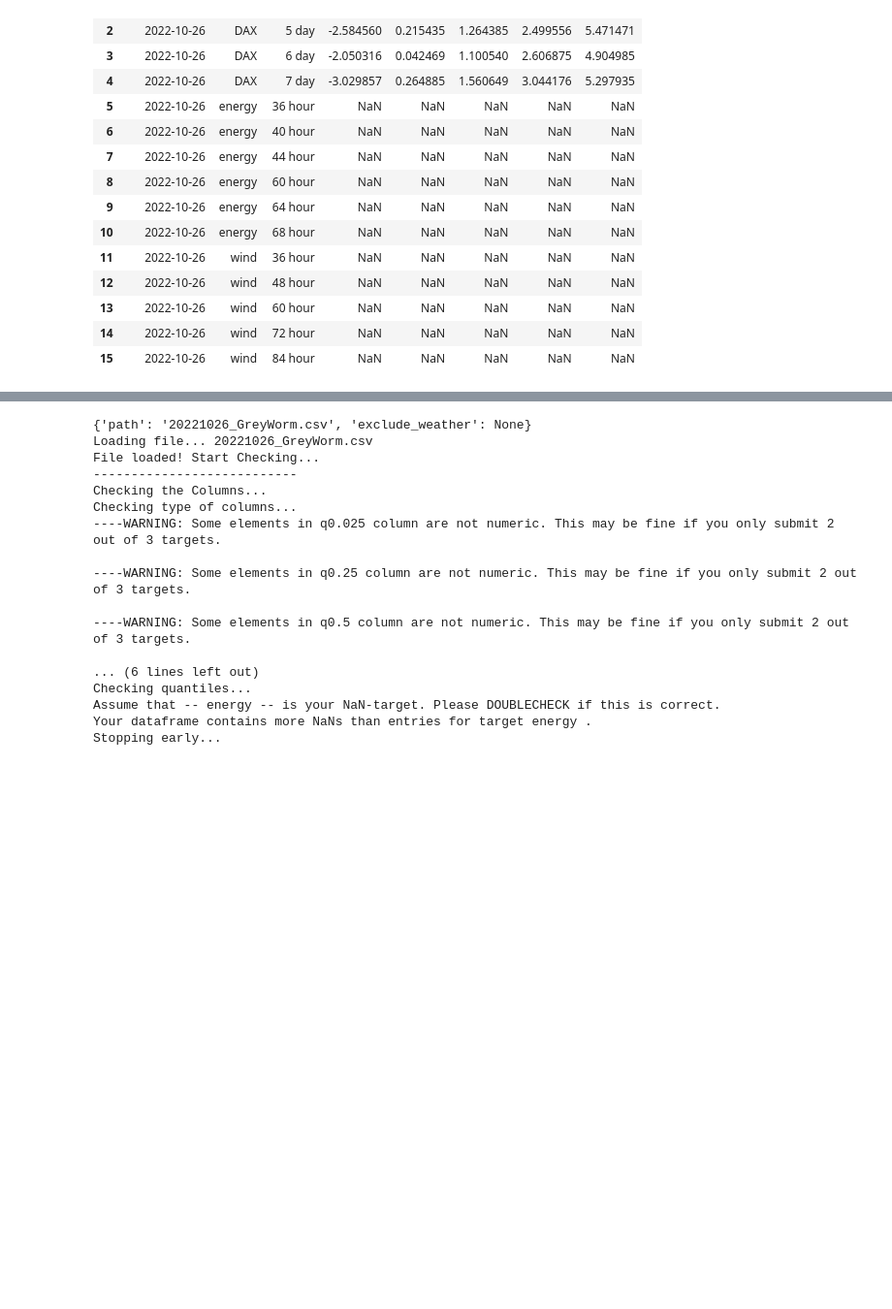
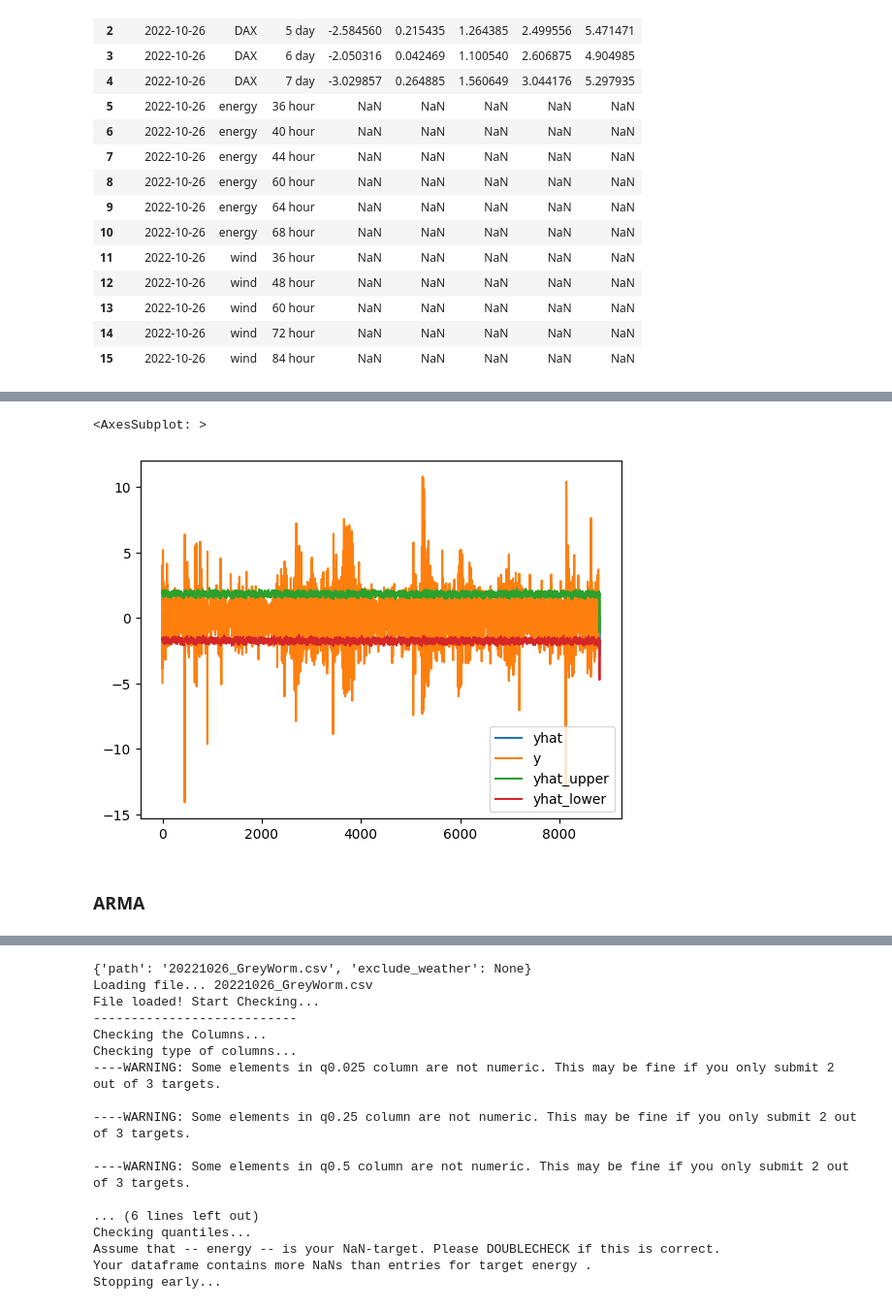
Before and after one commit to FabianWylczoch/Forecasting, a Jupyter notebook: PTSFC.ipynb, the cells around one changed output, grey strips where cells are left out. Shown: that part at 97% size. Drawn from its saved outputs; the diff is of its cells as text; code cells hidden in the pictures; blank space fills up the shorter version.

Commit message:
Added modelling via Prophet, ARMA and GARCH to DAX

```diff
--- a/PTSFC.ipynb
+++ b/PTSFC.ipynb
@@ -162,0 +189,3 @@ sub.to_csv("20221026_GreyWorm.csv", index = False)
+# %%
+model = Prophet()
+model.fit(daxdata)
@@ -162,0 +197,6 @@ sub.to_csv("20221026_GreyWorm.csv", index = False)
+# %%
+forecast = model.make_future_dataframe(periods=5)
+# %%
+forecast = model.predict(forecast)
+# %%
+forecast = pd.merge(forecast, daxdata, on="ds", how="left")
@@ -162,0 +217,7 @@ sub.to_csv("20221026_GreyWorm.csv", index = False)
+# %%
+forecast[["yhat", "y", "yhat_upper", "yhat_lower"]].plot()
+# %% [output]
+<AxesSubplot: >
+[figure, added]
+# %% [markdown]
+### ARMA
```
Also changed, not shown: parts of 48 cells of this notebook, 1 other file.
